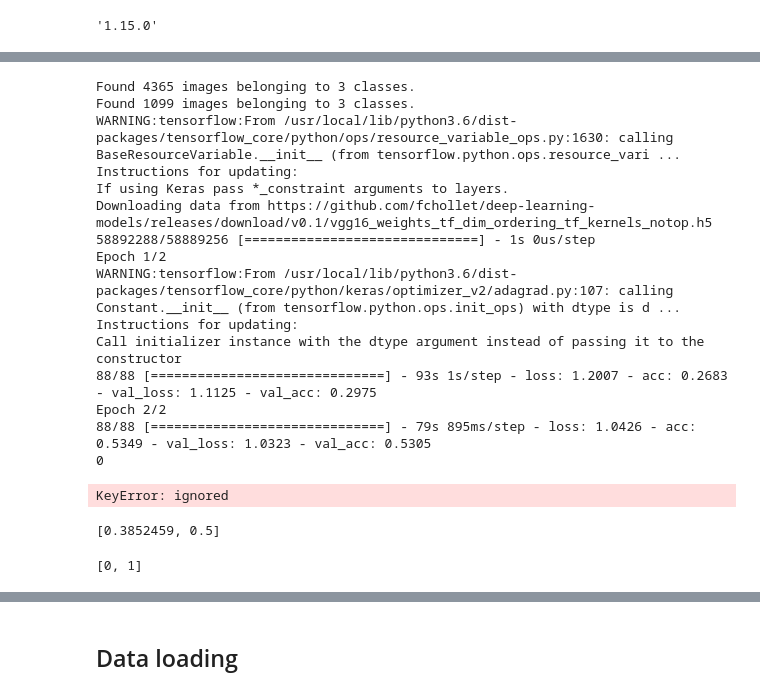
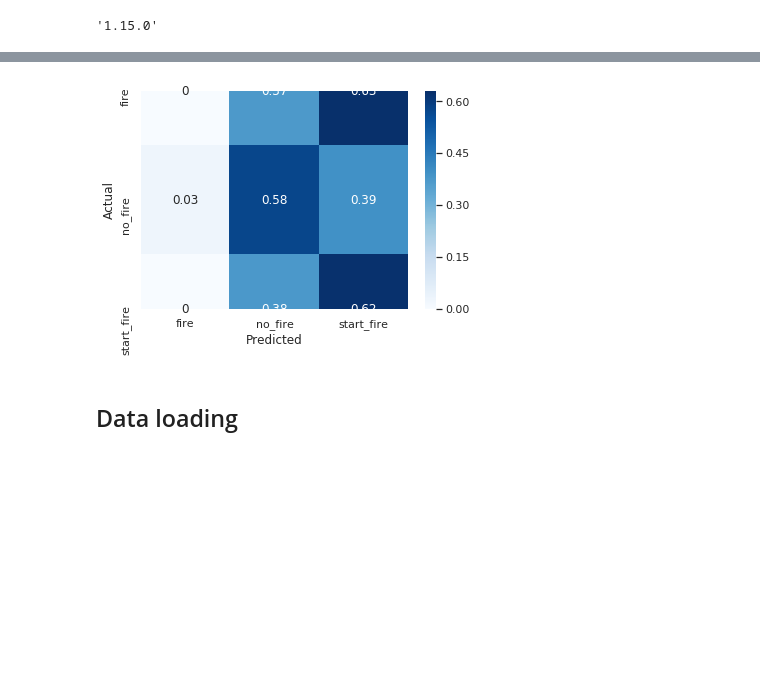
Before and after one commit to renaud-florquin/hands_on_AI, a Jupyter notebook: temp.ipynb, the cells around one changed output, grey strips where cells are left out. Cells and saved outputs as stored; diff of their text form; code cells hidden in the pictures; blank space fills up the shorter version.

```diff
--- a/temp.ipynb
+++ b/temp.ipynb
@@ -605,39 +645,26 @@ def campaign(from_dir, hyper_params, result_dir):
 # %%
-VGG16_2steps_block5_AvgPooling_3 = {
+A = {
+  'config_id': 'VGG16_3steps_block4_5_AvgPooling_3',
+  'data': data_with_augmentation,
+  'model': VGG16_AvgPooling_3,
+  'training_steps': [
+    learning_step(max_epochs=4, freeze_until_layer_id='start_classifier', optimizer='Adagrad'),
+    learning_step(max_epochs=4, freeze_until_layer_id='block5', optimizer='SGD', optimizer_args={'learning_rate': 0.001}),
+    learning_step(max_epochs=4, freeze_until_layer_id='block4', optimizer='SGD', optimizer_args={'learning_rate': 0.0005})
+  ]
+}
+
+B = {
   'config_id': 'VGG16_2steps_block5_AvgPooling_3',
   'data': data_with_augmentation,
   'model': VGG16_AvgPooling_3,
   'training_steps': [
-    learning_step(max_epochs=2, freeze_until_layer_id='start_classifier', optimizer='Adagrad'),
-    learning_step(max_epochs=2, freeze_until_layer_id='block5', optimizer='SGD', optimizer_args={'learning_rate': 0.001})
+    learning_step(max_epochs=6, freeze_until_layer_id='start_classifier', optimizer='Adagrad'),
+    learning_step(max_epochs=6, freeze_until_layer_id='block5', optimizer='SGD', optimizer_args={'learning_rate': 0.001})
   ]
 }
 # %%
 !rm -Rf temp1
-# %%
-history = campaign('big', VGG16_2steps_block5_AvgPooling_3, 'temp1')
-# %% [output]
-Found 4365 images belonging to 3 classes.
-Found 1099 images belonging to 3 classes.
-WARNING:tensorflow:From /usr/local/lib/python3.6/dist-packages/tensorflow_core/python/ops/resource_variable_ops.py:1630: calling BaseResourceVariable.__init__ (from tensorflow.python.ops.resource_vari ...
-Instructions for updating:
-If using Keras pass *_constraint arguments to layers.
-Downloading data from https://github.com/fchollet/deep-learning-models/releases/download/v0.1/vgg16_weights_tf_dim_ordering_tf_kernels_notop.h5
-58892288/58889256 [==============================] - 1s 0us/step
-Epoch 1/2
-WARNING:tensorflow:From /usr/local/lib/python3.6/dist-packages/tensorflow_core/python/keras/optimizer_v2/adagrad.py:107: calling Constant.__init__ (from tensorflow.python.ops.init_ops) with dtype is d ...
-Instructions for updating:
-Call initializer instance with the dtype argument instead of passing it to the constructor
-88/88 [==============================] - 93s 1s/step - loss: 1.2007 - acc: 0.2683 - val_loss: 1.1125 - val_acc: 0.2975
-Epoch 2/2
-88/88 [==============================] - 79s 895ms/step - loss: 1.0426 - acc: 0.5349 - val_loss: 1.0323 - val_acc: 0.5305
-0
-KeyError: ignored
-# %%
-history['steps'][0]['history'].history['acc']
-# %% [output]
-[0.3852459, 0.5]
-# %%
-history['steps'][1]['history'].epoch
-# %% [output]
-[0, 1]
+# %%
+campaign([A, B], 'data', 'temp1')
+# %% [output]
@@ -644,3 +705,4 @@ history['steps'][1]['history'].epoch
+[figure, added]
 # %% [markdown]
 ## Data loading
 # %%
```
Also changed, not shown: parts of 14 cells of this notebook.
